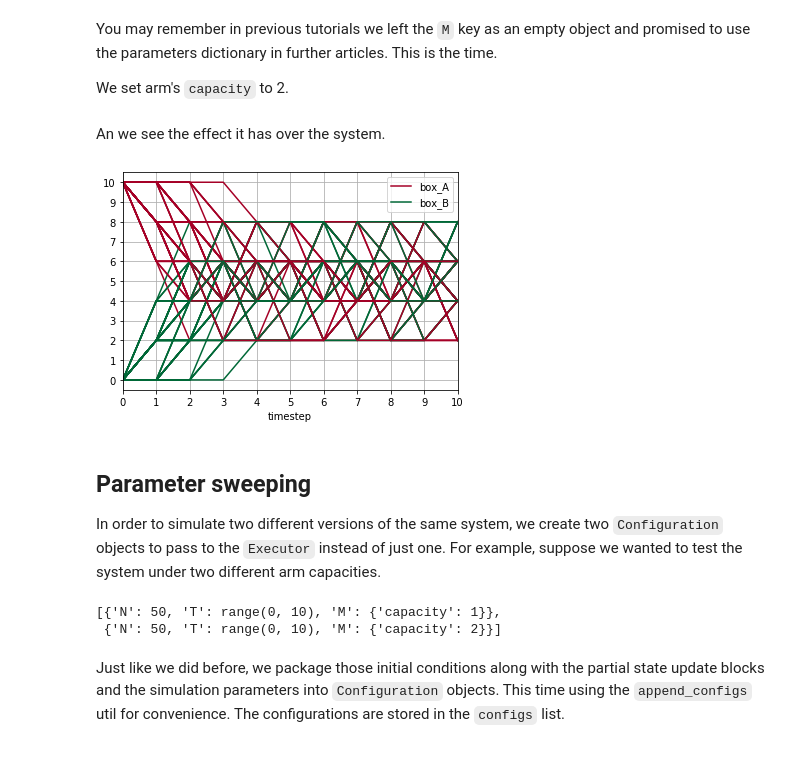
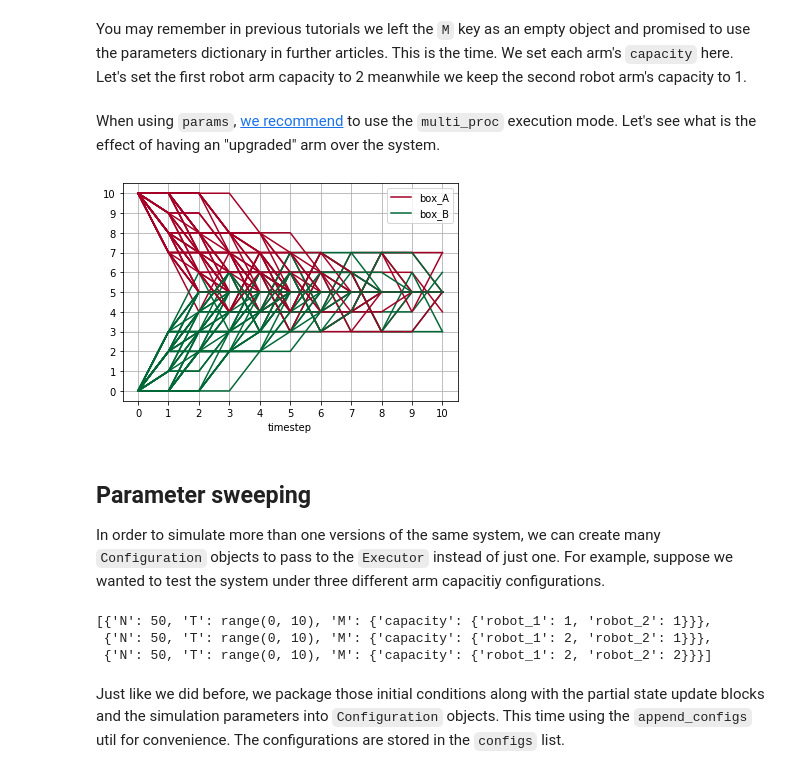
Before and after one commit to cadCAD-org/cadCAD, a Jupyter notebook: tutorials/robot-marbles-part-7/robot-marbles-part-7.ipynb, the cells around one changed output. Cells and saved outputs as stored; diff of their text form; code cells hidden in the pictures.

```diff
--- a/tutorials/robot-marbles-part-7/robot-marbles-part-7.ipynb
+++ b/tutorials/robot-marbles-part-7/robot-marbles-part-7.ipynb
@@ -181,7 +174,36 @@ def robot_arm(params, step, sL, s):
+# %%
+robots_probabilities = [0.5,1/3] # Robot 1 acts with a 50% probability; Robot 2, 33.33%
+
+def robot_arm_1(params, step, sL, s):
+    _robotId = 1
+    capacity = params['capacity']['robot_1']
+    if rand()<robots_probabilities[_robotId-1]: # draw a random number between 0 and 1; if it's smaller than the robot's parameter, it acts
+        return robot_arm(params, step, sL, s, capacity)
+    else:
+        return({'add_to_A': 0, 'add_to_B': 0}) # otherwise, the robot doesn't interfere with the system
+
+def robot_arm_2(params, step, sL, s):
+    _robotId = 2
+    capacity = params['capacity']['robot_2']
+    if rand()<robots_probabilities[_robotId-1]: # draw a random number between 0 and 1; if it's smaller than the robot's parameter, it acts
+        return robot_arm(params, step, sL, s, capacity)
+    else:
+        return({'add_to_A': 0, 'add_to_B': 0}) # otherwise, the robot doesn't interfere with the system
+
+partial_state_update_blocks = [
+    {
+        'policies': { # The following policy functions will be evaluated and their returns will be passed to the state update functions
+            'robot_arm_1': robot_arm_1,
+            'robot_arm_2': robot_arm_2
+        },
+        'variables': { # The following state variables will be updated simultaneously
+            'box_A': increment_A,
+            'box_B': increment_B
+        }
+    }
+]
 # %% [markdown]
-You may remember in previous tutorials we left the `M` key as an empty object and promised to use the parameters dictionary in further articles. This is the time.
-
-We set arm's `capacity` to 2.
+You may remember in previous tutorials we left the `M` key as an empty object and promised to use the parameters dictionary in further articles. This is the time. We set each arm's `capacity` here. Let's set the first robot arm capacity to 2 meanwhile we keep the second robot arm's capacity to 1.
 # %%
 # # # # # # # # # # # # # # # # # # # # # # # # # # # # # # # # # # # # # # # # # # # # # # # #
 # Settings of general simulation parameters, unrelated to the system itself
@@ -198,8 +220,8 @@ simulation_parameters = {
     }
 }
 # # # # # # # # # # # # # # # # # # # # # # # # # # # # # # # # # # # # # # # # # # # # # # # #
-# %% [markdown]
-An we see the effect it has over the system.
+# %% [markdown]
+When using `params`, [we recommend](https://community.cadcad.org/t/why-are-parameters-are-a-list-on-single-proc-mode/128/2) to use the `multi_proc` execution mode. Let's see what is the effect of having an "upgraded" arm over the system.
 # %%
 %%capture
 # # # # # # # # # # # # # # # # # # # # # # # # # # # # # # # # # # # # # # # # # # # # # # # #
@@ -220,7 +244,8 @@ df = pd.DataFrame(raw_result)
-# %%
-print_plot(simulation_parameters['N'])
-# %% [output]
-[figure, removed]
+# %%
+for df in results:
+    print_plot(simulation_parameters['N'])
+# %% [output]
+[figure, added]
 # %% [markdown]
 ## Parameter sweeping
-In order to simulate two different versions of the same system, we create two `Configuration` objects to pass to the `Executor` instead of just one. For example, suppose we wanted to test the system under two different arm capacities.
+In order to simulate more than one versions of the same system, we can create many `Configuration` objects to pass to the `Executor` instead of just one. For example, suppose we wanted to test the system under three different arm capacitiy configurations.
@@ -245,7 +258,11 @@ simulation_parameters = config_sim(
         'T': range(10),
         'N': 50, # We'll run the same simulation 50 times; the random events in each simulation are independent
         'M': {
-            'capacity': [1, 2]
+            'capacity' : [
+                { 'robot_1': 1, 'robot_2': 1 }, # Each robot has capacity 1
+                { 'robot_1': 2, 'robot_2': 1 }, # Arm 1 has been "upgraded"
+                { 'robot_1': 2, 'robot_2': 2 }  # Both arms have been "upgraded"
+            ]
         }
     }
 )
@@ -253,8 +270,9 @@ simulation_parameters = config_sim(
 
 simulation_parameters
 # %% [output]
-[{'N': 50, 'T': range(0, 10), 'M': {'capacity': 1}},
- {'N': 50, 'T': range(0, 10), 'M': {'capacity': 2}}]
+[{'N': 50, 'T': range(0, 10), 'M': {'capacity': {'robot_1': 1, 'robot_2': 1}}},
+ {'N': 50, 'T': range(0, 10), 'M': {'capacity': {'robot_1': 2, 'robot_2': 1}}},
+ {'N': 50, 'T': range(0, 10), 'M': {'capacity': {'robot_1': 2, 'robot_2': 2}}}]
 # %% [markdown]
 Just like we did before, we package those initial conditions along with the partial state update blocks and the simulation parameters into `Configuration` objects. This time using the `append_configs` util for convenience. The configurations are stored in the `configs` list.
 # %%
```
Also changed, not shown: parts of 14 cells of this notebook, 1 other file.
